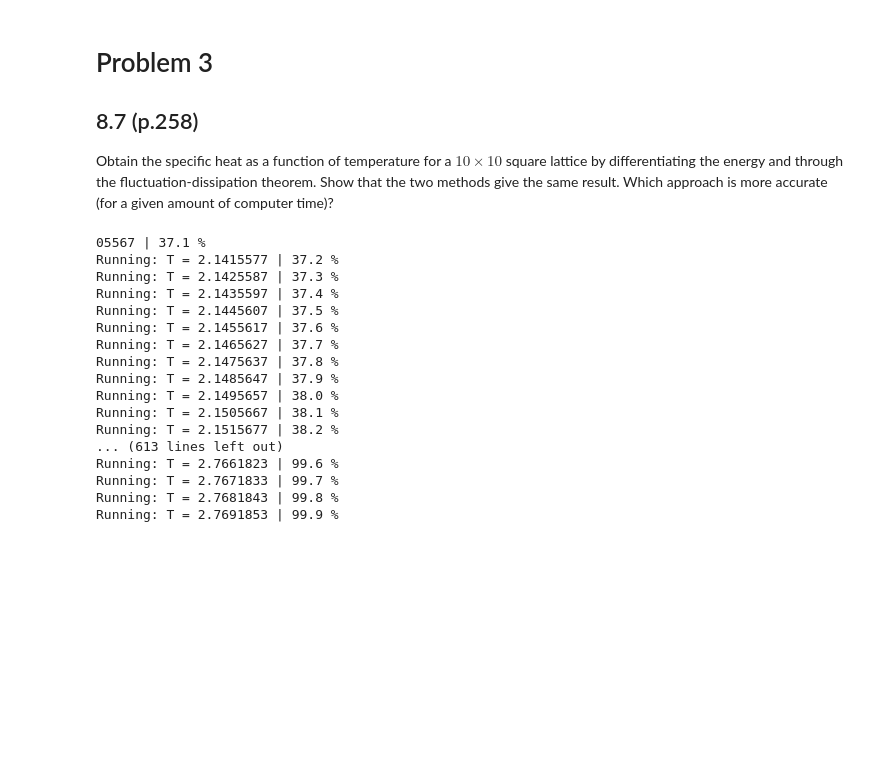
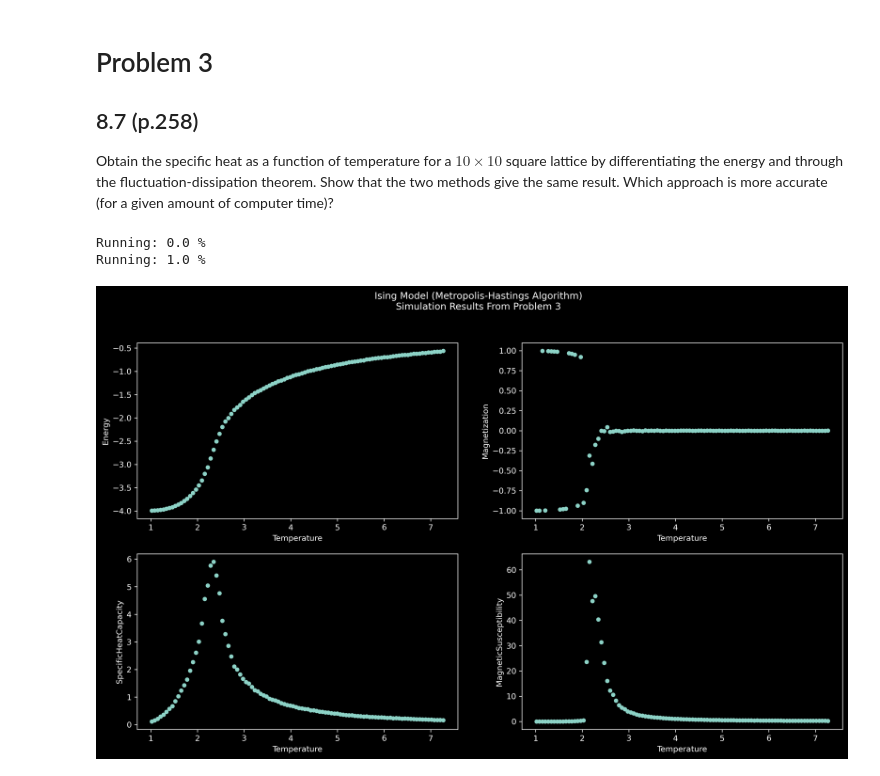
Before and after one commit to ethank5149/PurduePHYS580, a Jupyter notebook: Homework/HW5/HW5out.ipynb, the cells around one changed output. Saved outputs shown, nothing was run; the diff lists cells and outputs as text; code cells hidden in the pictures; blank space fills up the shorter version.

```diff
--- a/Homework/HW5/HW5out.ipynb
+++ b/Homework/HW5/HW5out.ipynb
@@ -153,26 +286,27 @@ fig.savefig('IsingModel')
 ## 8.7 (p.258)
 
 Obtain the specific heat as a function of temperature for a $10\times10$ square lattice by differentiating the energy and through the fluctuation-dissipation theorem. Show that the two methods give the same result. Which approach is more accurate (for a given amount of computer time)?
-# %%
-dT = 0.5
-L = IsingLattice(rows=10, cols=10, h=0.0, J=1.0, kB=1.0, Ti=Tc-dT, Tf=Tc+dT, nT=1000, nR=20000, sS=10000)
-T, E, M, C, X = L.simulate()
-# %% [output]
-05567 | 37.1 %
-Running: T = 2.1415577 | 37.2 %
-Running: T = 2.1425587 | 37.3 %
-Running: T = 2.1435597 | 37.4 %
-Running: T = 2.1445607 | 37.5 %
-Running: T = 2.1455617 | 37.6 %
-Running: T = 2.1465627 | 37.7 %
-Running: T = 2.1475637 | 37.8 %
-Running: T = 2.1485647 | 37.9 %
-Running: T = 2.1495657 | 38.0 %
-Running: T = 2.1505667 | 38.1 %
-Running: T = 2.1515677 | 38.2 %
-... (613 lines left out)
-Running: T = 2.7661823 | 99.6 %
-Running: T = 2.7671833 | 99.7 %
-Running: T = 2.7681843 | 99.8 %
-Running: T = 2.7691853 | 99.9 %
+# %%
+model = IsingLattice(rows, cols, J, kB, Tc - 1.25 * dT, Tc + 5. * dT, nT, H0, Hf, 1, nR, sS)
+H, T, E, M, C, X = model.simulate()
+df3 = pd.DataFrame(
+    np.vstack((H, T, E, C, M, X)).T,
+    columns=['MagneticField','Temperature', 'Energy', 'SpecificHeatCapacity', 'Magnetization', 'MagneticSusceptibility'])
+df3.to_csv('Problem3_data.csv')
+
+df3['dEdT'] = df3.Energy.diff().div(df3.Temperature.diff().mean()).abs()
+df3['SpecificHeatCapacityAlt'] = df3.dEdT.div(df3.Temperature.pow(2))
+# %% [output]
+Running: 0.0 %
+Running: 1.0 %
+# %%
+fig, ax = plt.subplots(2, 2, figsize=(16,9), dpi=300)
+fig.suptitle('Ising Model (Metropolis-Hastings Algorithm)\nSimulation Results From Problem 3')
+df3.plot.scatter('Temperature',                 'Energy', ax=ax[0, 0])
+df3.plot.scatter('Temperature',          'Magnetization', ax=ax[0, 1])
+df3.plot.scatter('Temperature',   'SpecificHeatCapacity', ax=ax[1, 0])
+df3.plot.scatter('Temperature', 'MagneticSusceptibility', ax=ax[1, 1])
+fig.savefig('plots/Problem3_simulation')
+# %% [output]
+[figure, added]
 # %%
```
Also changed, not shown: parts of 22 cells of this notebook.
